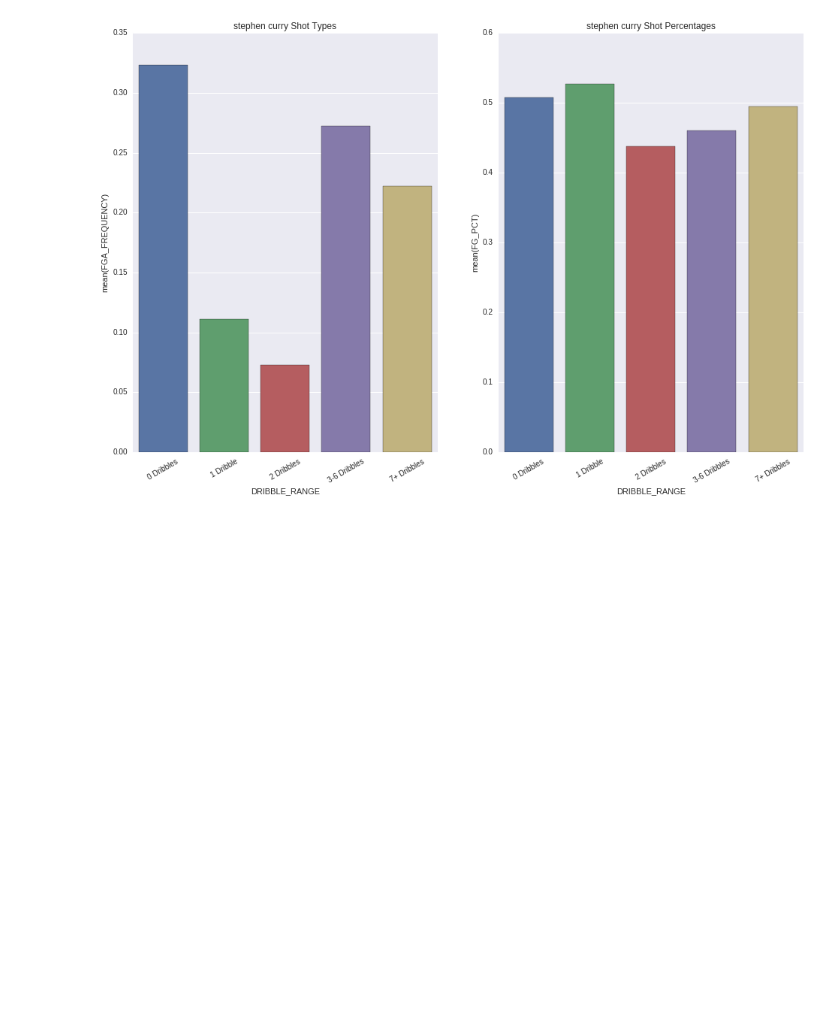
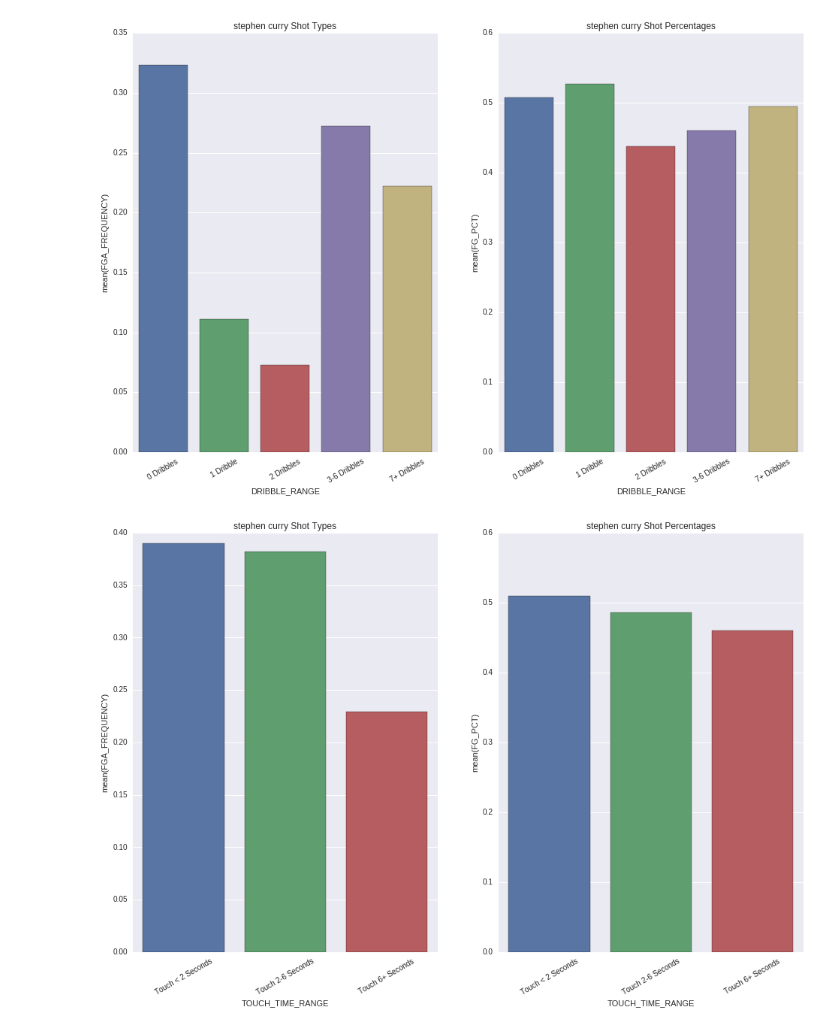
Before and after one commit to billmwong/FiveThirtyGreat, a Jupyter notebook: Keenan-Exploration2.ipynb, the cells around one changed output. Cells and saved outputs as stored; diff of their text form; code cells hidden in the pictures; blank space fills up the shorter version.

```diff
--- a/Keenan-Exploration2.ipynb
+++ b/Keenan-Exploration2.ipynb
@@ -106,16 +112,17 @@ def dribbleGraph(name):
 def touchGraph(name):
     player = getPlayerId(name)
     pst = nba.player.PlayerShotTracking(player)
-    pst = pst.t
+    pst = pst.touch_time_shooting()
+
     plt.figure(figsize=(16,10))
 
     plt.subplot(121)
-    g = sns.barplot(pst.DRIBBLE_RANGE, pst.FGA_FREQUENCY)
+    g = sns.barplot(pst.TOUCH_TIME_RANGE, pst.FGA_FREQUENCY)
     for item in g.get_xticklabels():
         item.set_rotation(30)
     plt.title(name + " Shot Types")
     plt.subplot(122)
-    g = sns.barplot(pst.DRIBBLE_RANGE, pst.FG_PCT)
+    g = sns.barplot(pst.TOUCH_TIME_RANGE, pst.FG_PCT)
     for item in g.get_xticklabels():
         item.set_rotation(30)
     plt.title(name + " Shot Percentages")
@@ -131,3 +138,7 @@ defenderGraph('stephen curry')
 dribbleGraph('stephen curry')
 # %% [output]
 [figure]
+# %%
+touchGraph('stephen curry')
+# %% [output]
+[figure, added]
```
Also changed, not shown: parts of 4 cells of this notebook, 5 other files.
